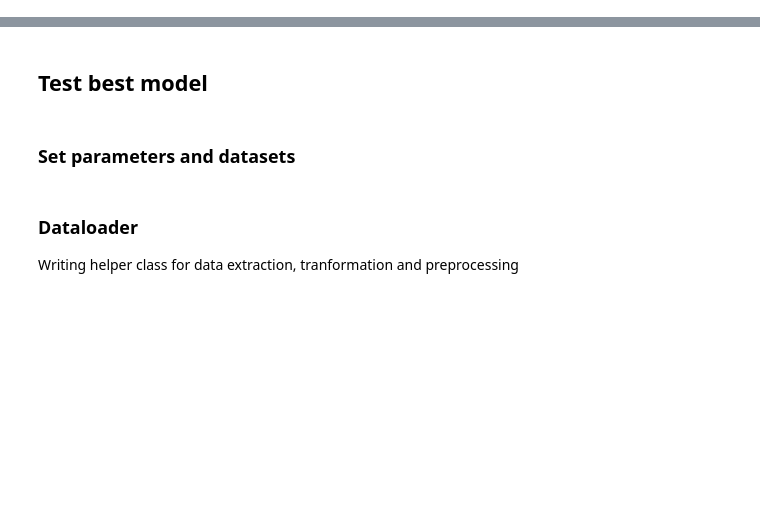
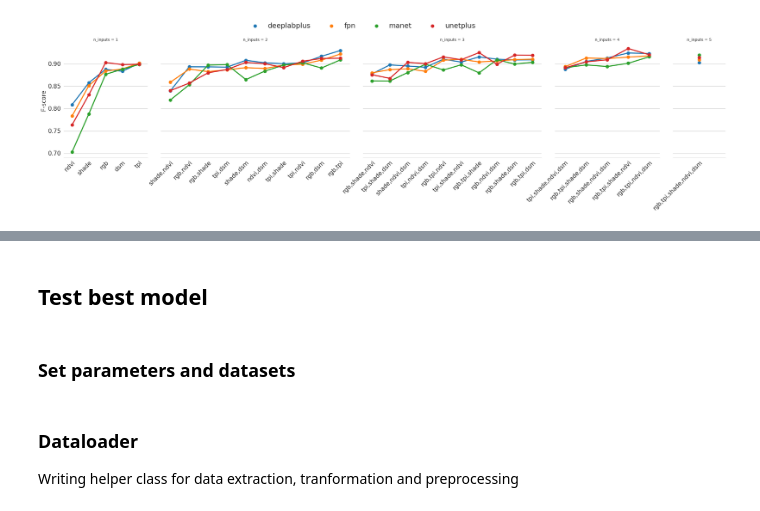
Before and after one commit to kearney-sp/cper_pdog, a Jupyter notebook: cnn_seg_validate.ipynb, the cells around one changed output, grey strips where cells are left out. Cells and saved outputs as stored; diff of their text form; code cells hidden in the pictures; blank space fills up the shorter version.

Commit message:
latest backup from TBGPEA

```diff
--- a/cnn_seg_validate.ipynb
+++ b/cnn_seg_validate.ipynb
@@ -46,0 +69,26 @@ df_val.sort_values('fscore', ascending=False).head(20)
+# %%
+sns.set_style("whitegrid")
+g = sns.catplot(x='inputs', y='fscore',
+            hue='model', col='n_inputs', sharex=False,
+            data=df_val.sort_values(['n_inputs', 'fscore_avg_inputs']),
+            kind='point',
+            ci=None,
+            facet_kws=dict(gridspec_kws=dict(width_ratios=[0.8, 1.8, 1.7, 1.0, 0.5])),
+            legend=False,
+            legend_out=True)
+sns.despine(left=True)
+g.set_ylabels('F-score', fontsize=15)
+for ax in g.axes.flatten():
+    #ax.axes.tick_params(axis='x', rotation=45, ha='right')
+    ax.set_xlabel('')
+    plt.setp(ax.get_xticklabels(), rotation=45, ha="right", rotation_mode="anchor", fontsize=15)
+    plt.setp(ax.get_yticklabels(), fontsize=15)
+g.add_legend(bbox_to_anchor=(0.35, 1.1), loc='upper center',
+             borderaxespad=0, ncol=4, fontsize=18)
+plt.savefig('/mnt/c/Users/TBGPEA-Sean/Desktop/cnn_results_summary_fscore.png',
+            dpi=600, bbox_inches='tight', pad_inches=0.1)
+plt.show()
+#plt.close()
+#plt.legend(bbox_to_anchor=(0.0, 1.02), loc='upper center', borderaxespad=0)
+# %% [output]
+[figure, added]
```
Also changed, not shown: parts of 59 cells of this notebook, 26 other files.
